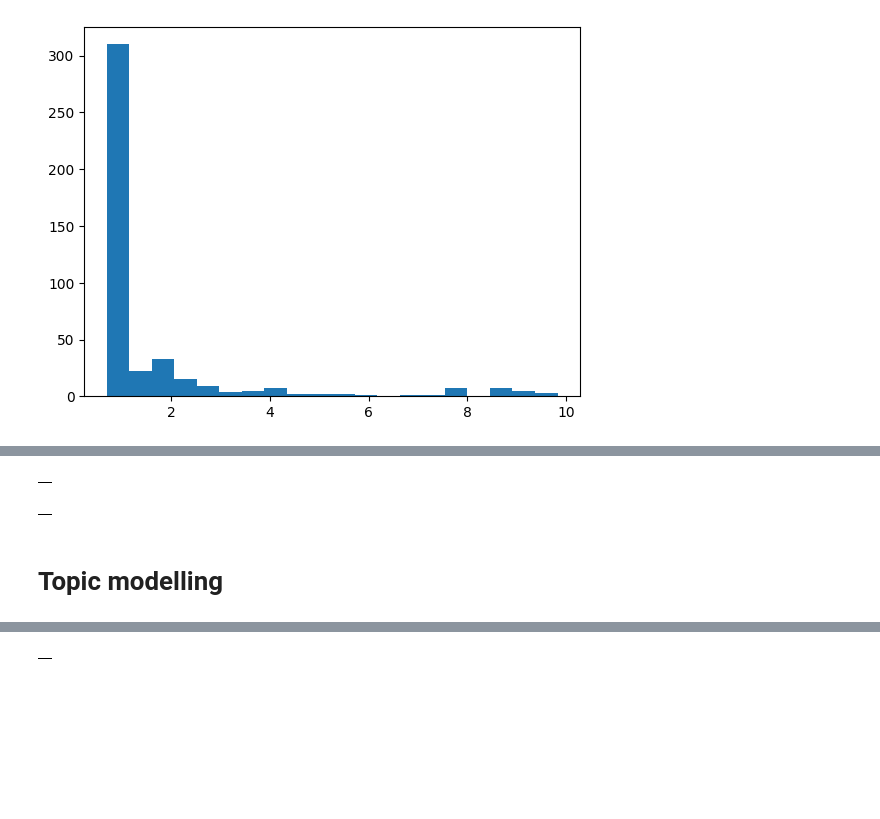
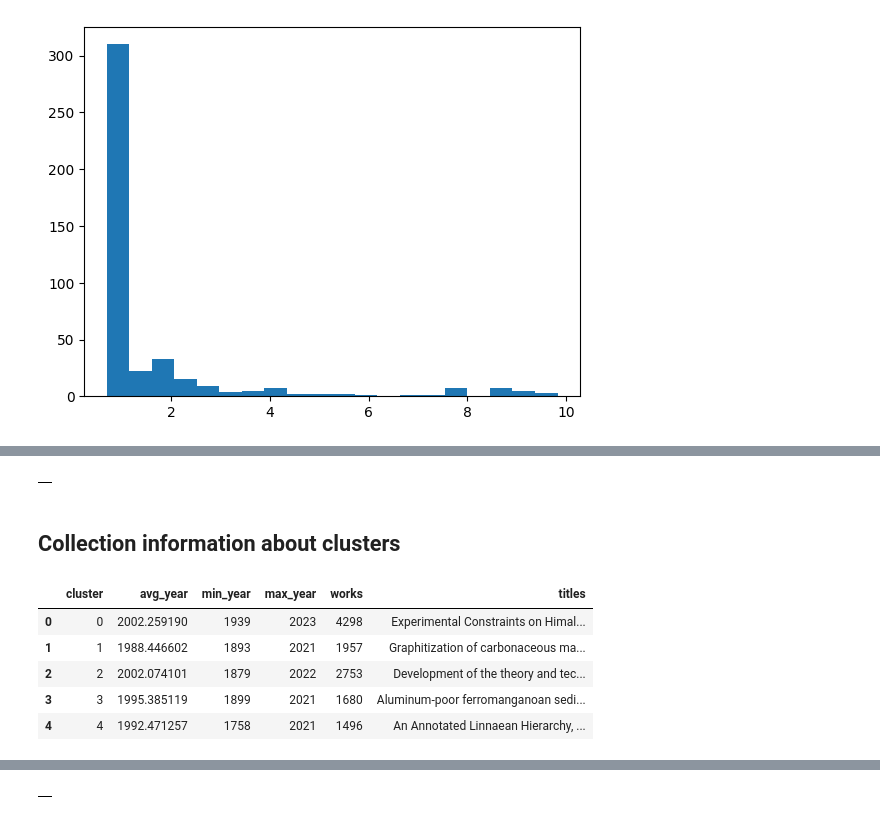
Before and after one commit to insyspo/ordovician, a Jupyter notebook: Ordovician_studies.ipynb, the cells around one changed output, grey strips where cells are left out. Cells and saved outputs as stored; diff of their text form; code cells hidden in the pictures; blank space fills up the shorter version.

```diff
--- a/Ordovician_studies.ipynb
+++ b/Ordovician_studies.ipynb
@@ -276,28 +241,3 @@ df[['cluster','min_year']].plot.bar(x = 'cluster',ylim=(1750,2020))
-# %%
-%%bigquery --project=insyspo
-
-DROP TABLE IF EXISTS insyspo.userdb_carolina_zabini.ordovician_most_relevant_each_cluster;
-CREATE TABLE insyspo.userdb_carolina_zabini.ordovician_most_relevant_each_cluster AS (
-  SELECT cluster,
-    title,
-    work,
-    cited_by_count
-  FROM (
-    SELECT a.cluster AS cluster,
-      c.display_name AS title,
-      c.cited_by_count,
-      a.work,
-      ROW_NUMBER() OVER (PARTITION BY a.cluster ORDER BY c.cited_by_count DESC)
-        AS cit_order
-    FROM insyspo.userdb_carolina_zabini.ordovician_clusters AS a
-    JOIN `insyspo.publicdb_openalex_2024_02_rm.works` AS c
-    ON a.work = c.id
-    ORDER BY cluster, c.cited_by_count DESC
-  )
-  WHERE cit_order < 201 AND cluster <15
-)
-# %% [output]
-|  |
 # %%
 %%bigquery --project=insyspo
 
@@ -315,5 +255,5 @@ CREATE TABLE insyspo.userdb_carolina_zabini.ordovician_cluster_sizes AS (
 )
 # %% [output]
 |  |
-# %% [markdown]
-# Topic modelling
+# %% [markdown]
+## Collection information about clusters
@@ -319,0 +283,9 @@ CREATE TABLE insyspo.userdb_carolina_zabini.ordovician_cluster_sizes AS (
+# %%
+df.head()
+# %% [output]
+|  | cluster | avg_year | min_year | max_year | works | titles |
+| 0 | 0 | 2002.259190 | 1939 | 2023 | 4298 | Experimental Constraints on Himal... |
+| 1 | 1 | 1988.446602 | 1893 | 2021 | 1957 | Graphitization of carbonaceous ma... |
+| 2 | 2 | 2002.074101 | 1879 | 2022 | 2753 | Development of the theory and tec... |
+| 3 | 3 | 1995.385119 | 1899 | 2021 | 1680 | Aluminum-poor ferromanganoan sedi... |
+| 4 | 4 | 1992.471257 | 1758 | 2021 | 1496 | An Annotated Linnaean Hierarchy, ... |
```
Also changed, not shown: parts of 27 cells of this notebook.
